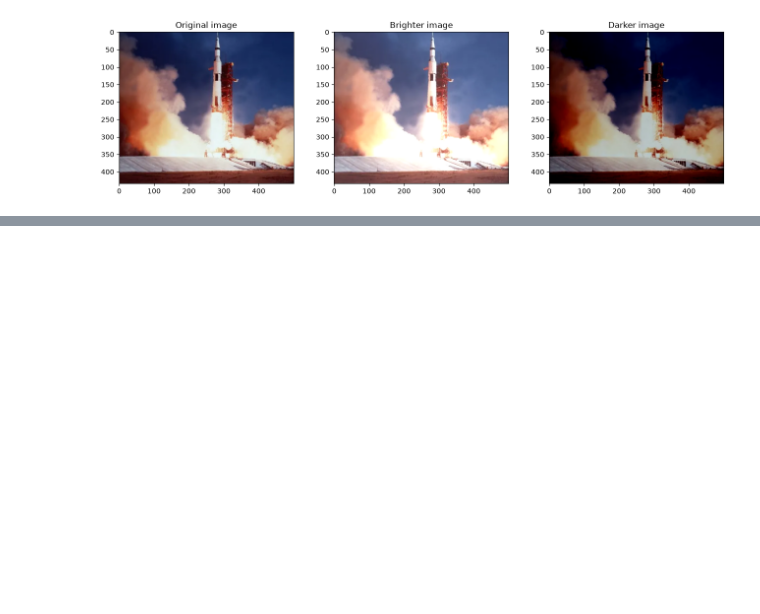
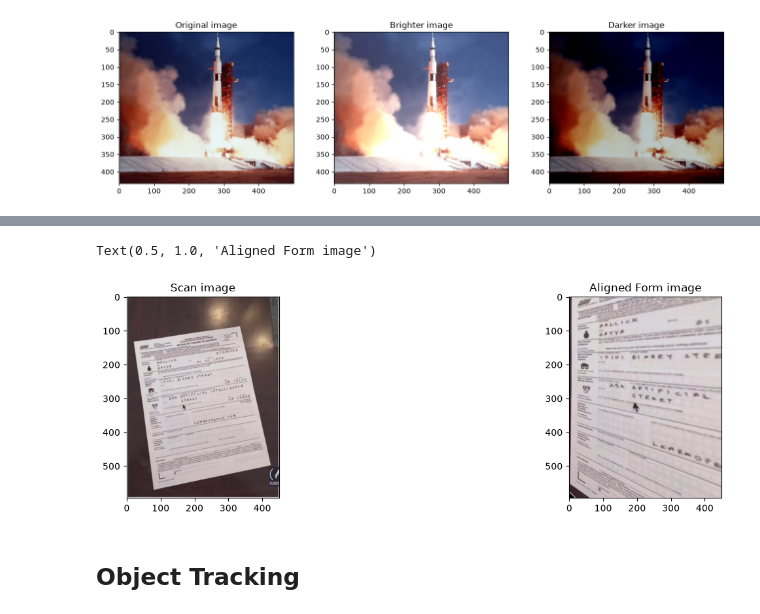
Before and after one commit to MHMD1SMH/Computer_Vision, a Jupyter notebook: OpenCV/Open_CV.ipynb, the cells around one changed output, grey strips where cells are left out. Cells and saved outputs as stored; diff of their text form; code cells hidden in the pictures; blank space fills up the shorter version.

```diff
--- a/OpenCV/Open_CV.ipynb
+++ b/OpenCV/Open_CV.ipynb
@@ -112,0 +154,18 @@ Text(0.5, 1.0, 'Darker image')
+# %%
+points1 = np.zeros((len(matches), 2), dtype=np.float32)
+points2 = np.zeros((len(matches), 2), dtype=np.float32)
+for i, match in enumerate(matches):
+    points1[i, :] = keypoints1[match.queryIdx].pt
+    points2[i, :] = keypoints2[match.trainIdx].pt
+
+h, mask = cv2.findHomography(points2, points1, cv2.RANSAC)
+# %%
+im2_aligned = cv2.warpPerspective(im2, h, (im2.shape[1], im2.shape[0]))
+plt.figure(figsize=(16,4))
+plt.subplot(1,2,1);plt.imshow(im2);plt.title('Scan image')
+plt.subplot(1,2,2);plt.imshow(im2_aligned);plt.title('Aligned Form image')
+# %% [output]
+Text(0.5, 1.0, 'Aligned Form image')
+[figure, added]
+# %% [markdown]
+## Object Tracking
```
Also changed, not shown: parts of 14 cells of this notebook, 1 other file.
